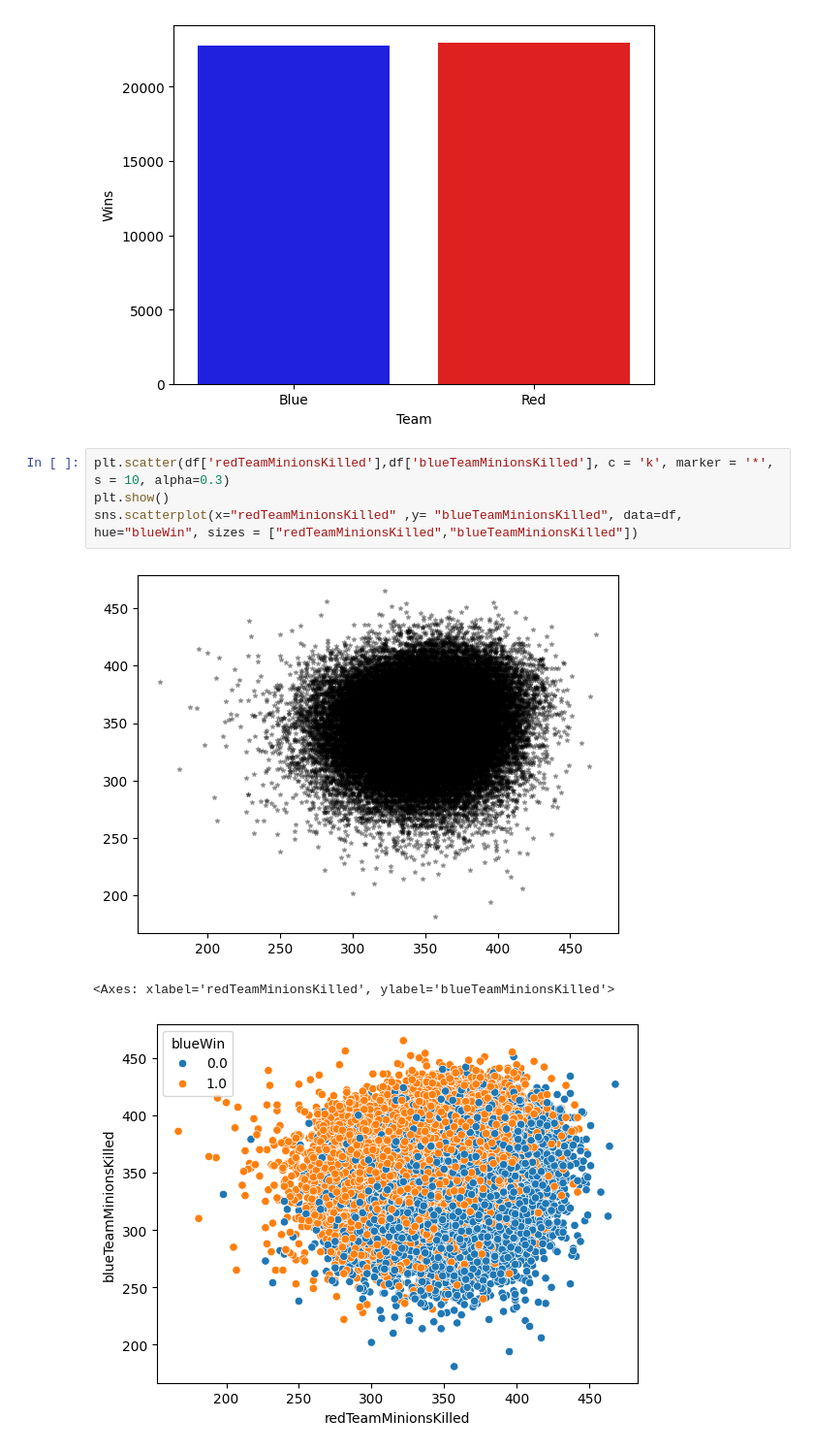
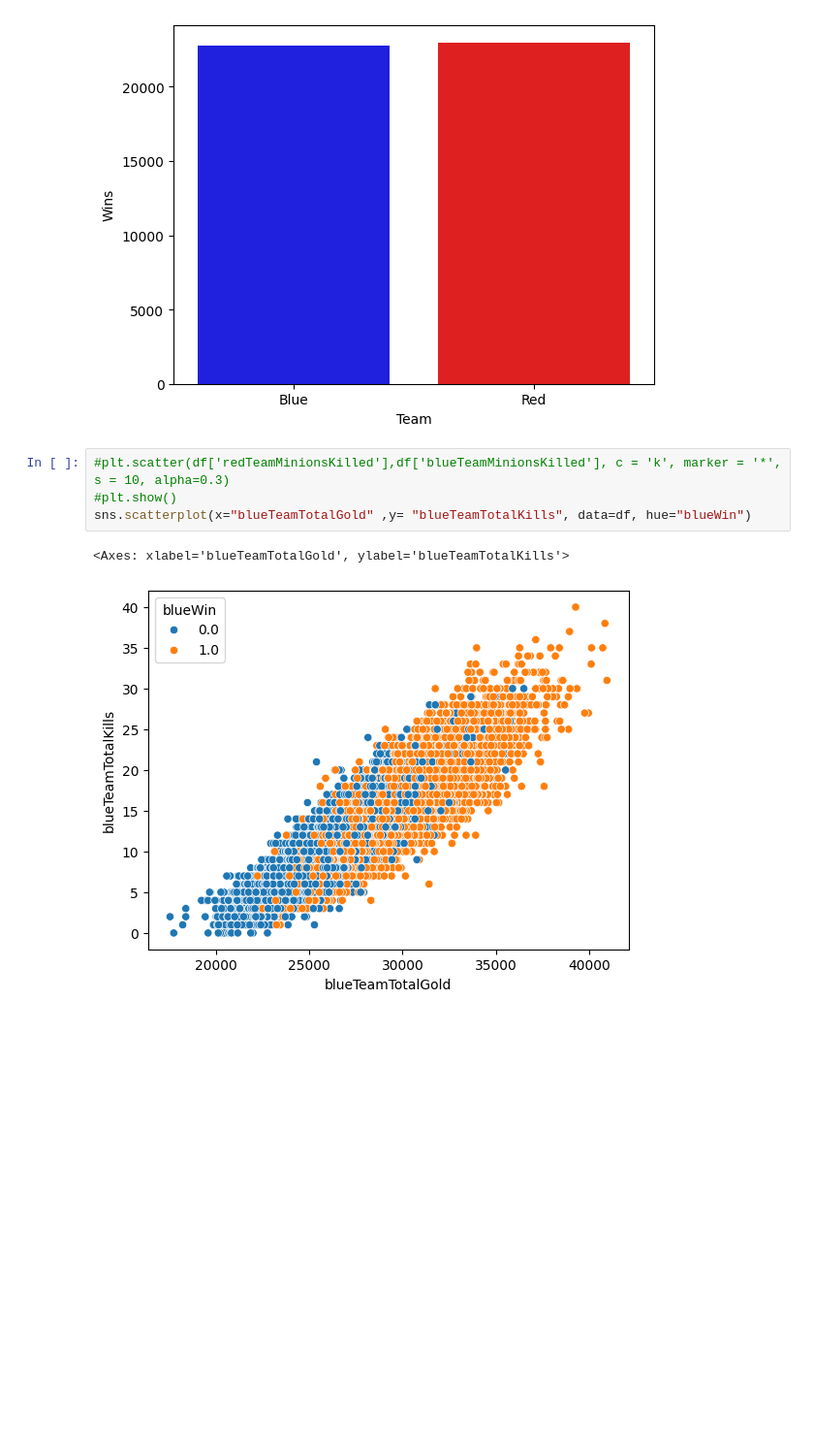
Before and after one commit to KOlCIqwq/Data_Science_Project, a Jupyter notebook: Final_Project/Main.ipynb, the cells around one changed output. Shown at 97% size. Saved outputs shown, nothing was run; the diff lists cells and outputs as text; blank space fills up the shorter version.

```diff
--- a/Final_Project/Main.ipynb
+++ b/Final_Project/Main.ipynb
@@ -202,11 +200,10 @@ Passing `palette` without assigning `hue` is deprecated and will be removed in v
 <Axes: xlabel='Team', ylabel='Wins'>
 [figure]
 # %%
-plt.scatter(df['redTeamMinionsKilled'],df['blueTeamMinionsKilled'], c = 'k', marker = '*', s = 10, alpha=0.3)
-plt.show()
-sns.scatterplot(x="redTeamMinionsKilled" ,y= "blueTeamMinionsKilled", data=df, hue="blueWin", sizes = ["redTeamMinionsKilled","blueTeamMinionsKilled"])
+#plt.scatter(df['redTeamMinionsKilled'],df['blueTeamMinionsKilled'], c = 'k', marker = '*', s = 10, alpha=0.3)
+#plt.show()
+sns.scatterplot(x="blueTeamTotalGold" ,y= "blueTeamTotalKills", data=df, hue="blueWin")
 # %% [output]
+<Axes: xlabel='blueTeamTotalGold', ylabel='blueTeamTotalKills'>
-[figure, old version]
+[figure, new version]
-<Axes: xlabel='redTeamMinionsKilled', ylabel='blueTeamMinionsKilled'>
-[figure, removed]
 # %%
```
Also changed, not shown: parts of 3 cells of this notebook, 1 other file.
